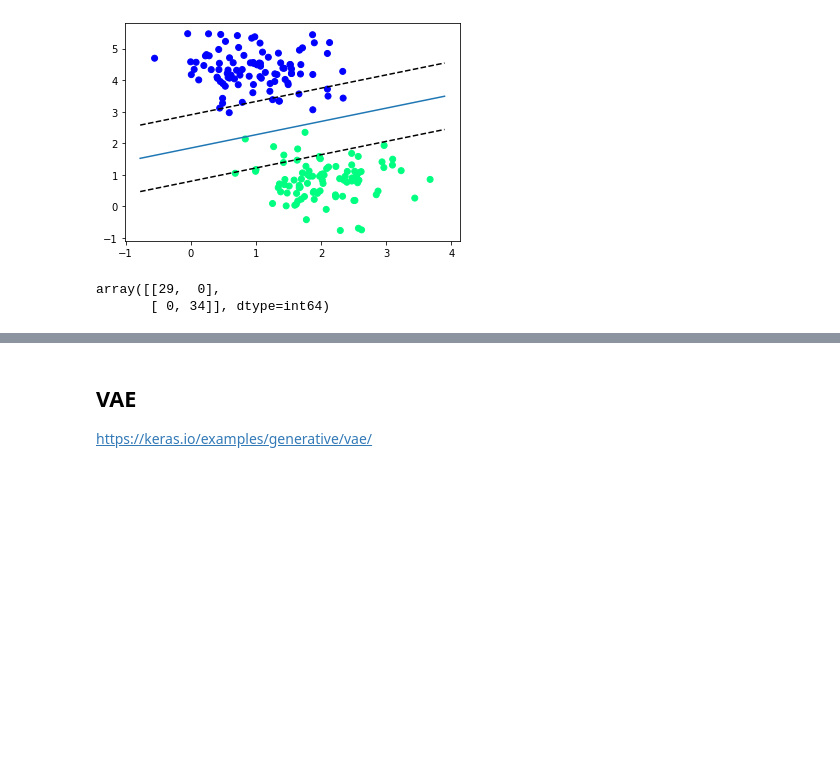
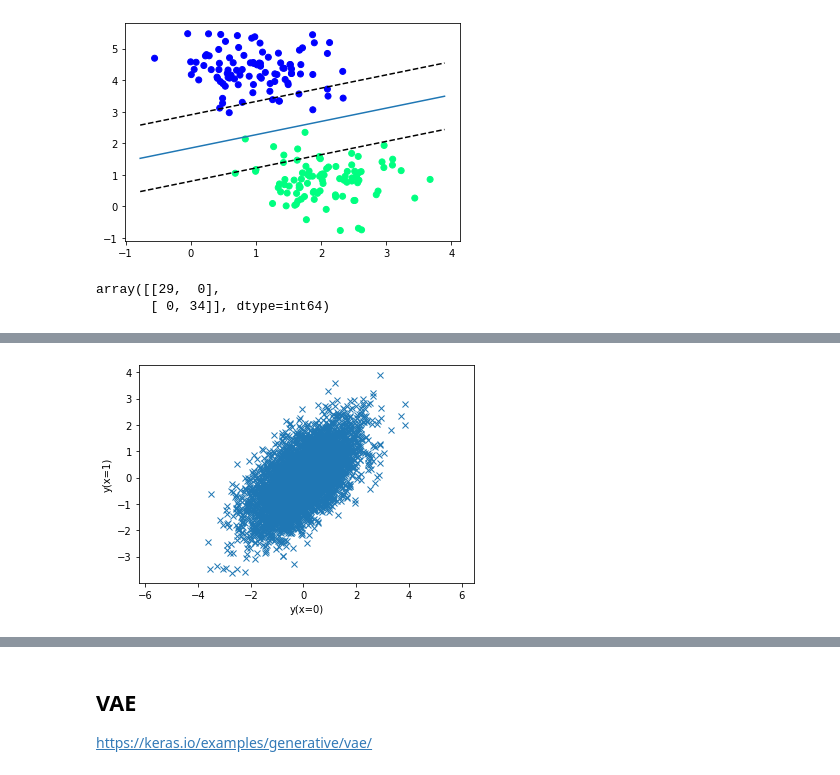
Before and after one commit to alphacentaury-github/NPSS2020, a Jupyter notebook: ML_lecture2.ipynb, the cells around one changed output, grey strips where cells are left out. Cells and saved outputs as stored; diff of their text form; code cells hidden in the pictures; blank space fills up the shorter version.

```diff
--- a/ML_lecture2.ipynb
+++ b/ML_lecture2.ipynb
@@ -306,0 +323,15 @@ plt.show()
+# %%
+# Correlation between function values at x=0 and x=1
+
+X = np.array([ [0.],[1.] ])
+mean = np.array([0.,0.])
+cov = kernel(X,X)
+
+x, y = np.random.multivariate_normal(mean, cov, 5000).T
+plt.plot(x, y, 'x')
+plt.xlabel('y(x=0)')
+plt.ylabel('y(x=1)')
+plt.axis('equal')
+plt.show()
+# %% [output]
+[figure, added]
```
Also changed, not shown: parts of 18 cells of this notebook, 1 other file.
